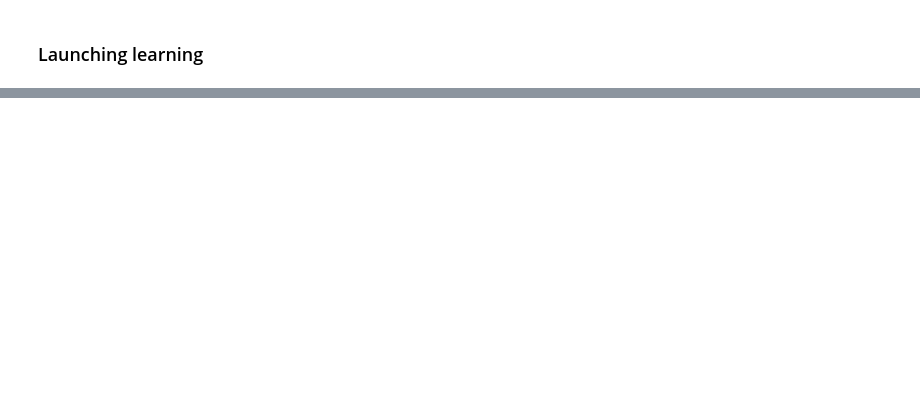
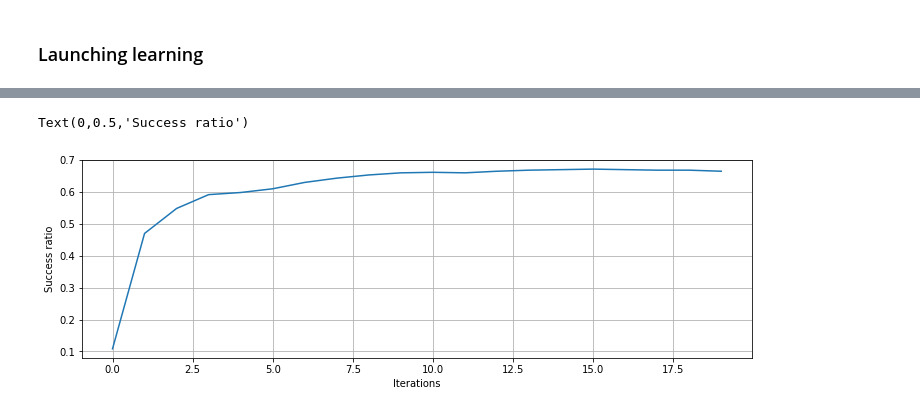
Before and after one commit to FrancoisPgm/apprentissage_auto, a Jupyter notebook: DeepLearning.ipynb, the cells around one changed output, grey strips where cells are left out. Saved outputs shown, nothing was run; the diff lists cells and outputs as text; code cells hidden in the pictures; blank space fills up the shorter version.

```diff
--- a/DeepLearning.ipynb
+++ b/DeepLearning.ipynb
@@ -255,0 +236,18 @@ len(list(filter(lambda x: x,test)))
+# %%
+absisse=[ 250 * ii for ii in range(len(lEvalLoss))]
+
+plt.figure(figsize=(12,8))
+# plt.subplot(211)
+# plt.plot(absisse,lEvalLoss)
+# plt.xlabel('Iterations')
+# plt.ylabel('Loss')
+# plt.grid(True)
+
+plt.subplot(212)
+plt.grid(True)
+plt.plot(lEvalSuccess)
+plt.xlabel('Iterations')
+plt.ylabel('Success ratio')
+# %% [output]
+Text(0,0.5,'Success ratio')
+[figure, added]
```
Also changed, not shown: parts of 25 cells of this notebook.
